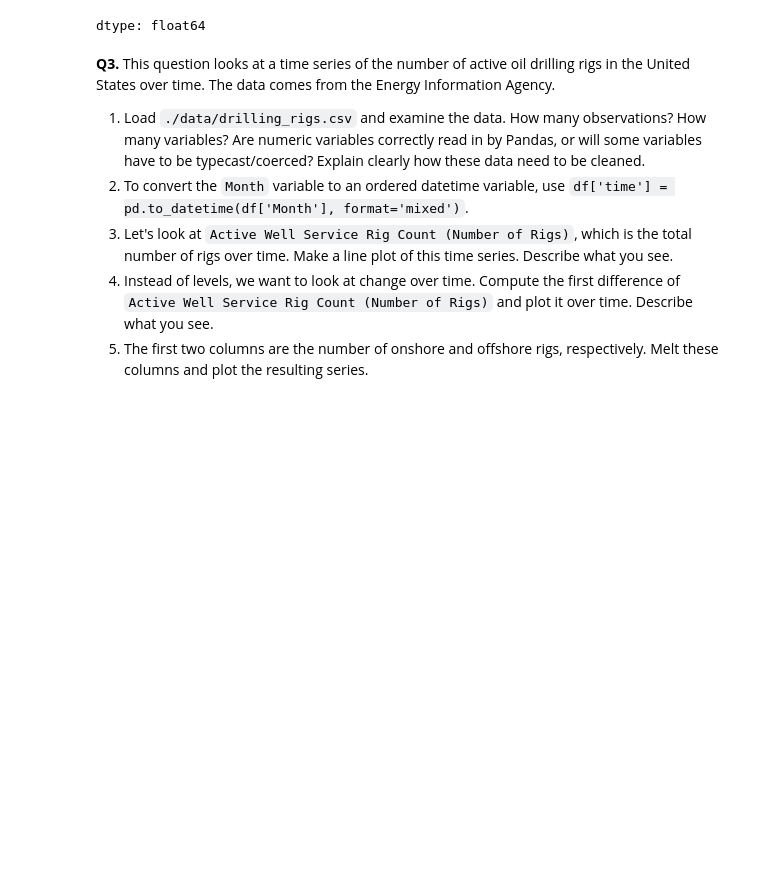
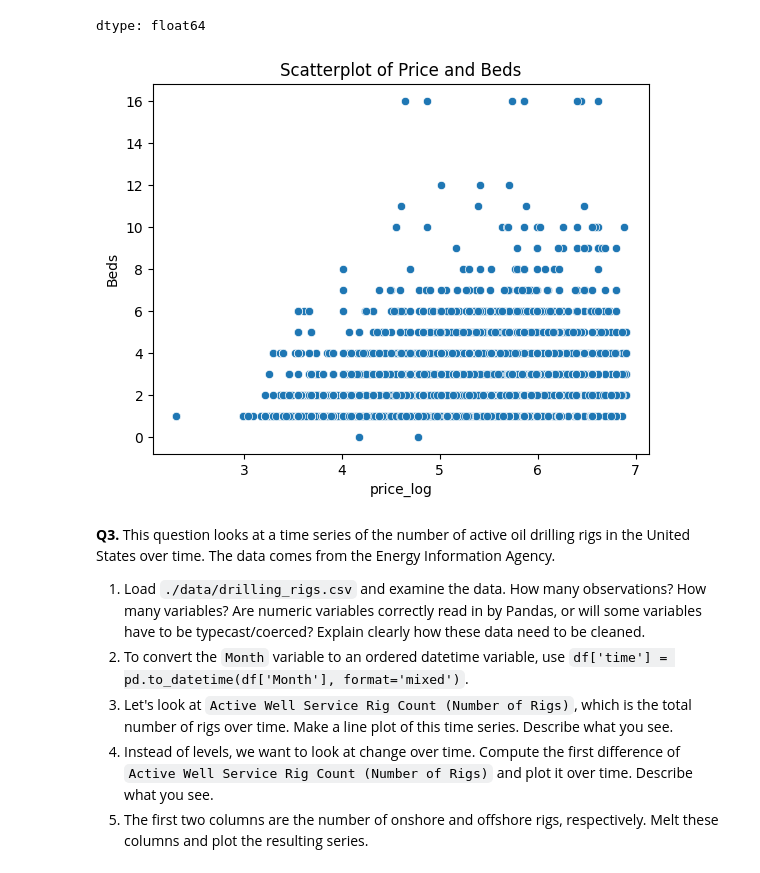
Before and after one commit to eaa3ug/eda_assignment, a Jupyter notebook: assignment.ipynb, the cells around one changed output. Drawn from its saved outputs; the diff is of its cells as text; code cells hidden in the pictures; blank space fills up the shorter version.

```diff
--- a/assignment.ipynb
+++ b/assignment.ipynb
@@ -155,3 +153,10 @@ import seaborn as sns
+# %%
+import seaborn as sns
+sns.scatterplot(data = df_airbnb, x = 'price_log', y = 'Beds')
+plt.title('Scatterplot of Price and Beds')
+plt.show()
+# %% [output]
+[figure, added]
 # %% [markdown]
 **Q3.** This question looks at a time series of the number of active oil drilling rigs in the United States over time. The data comes from the Energy Information Agency.
 
```
Also changed, not shown: parts of 1 cell of this notebook.
